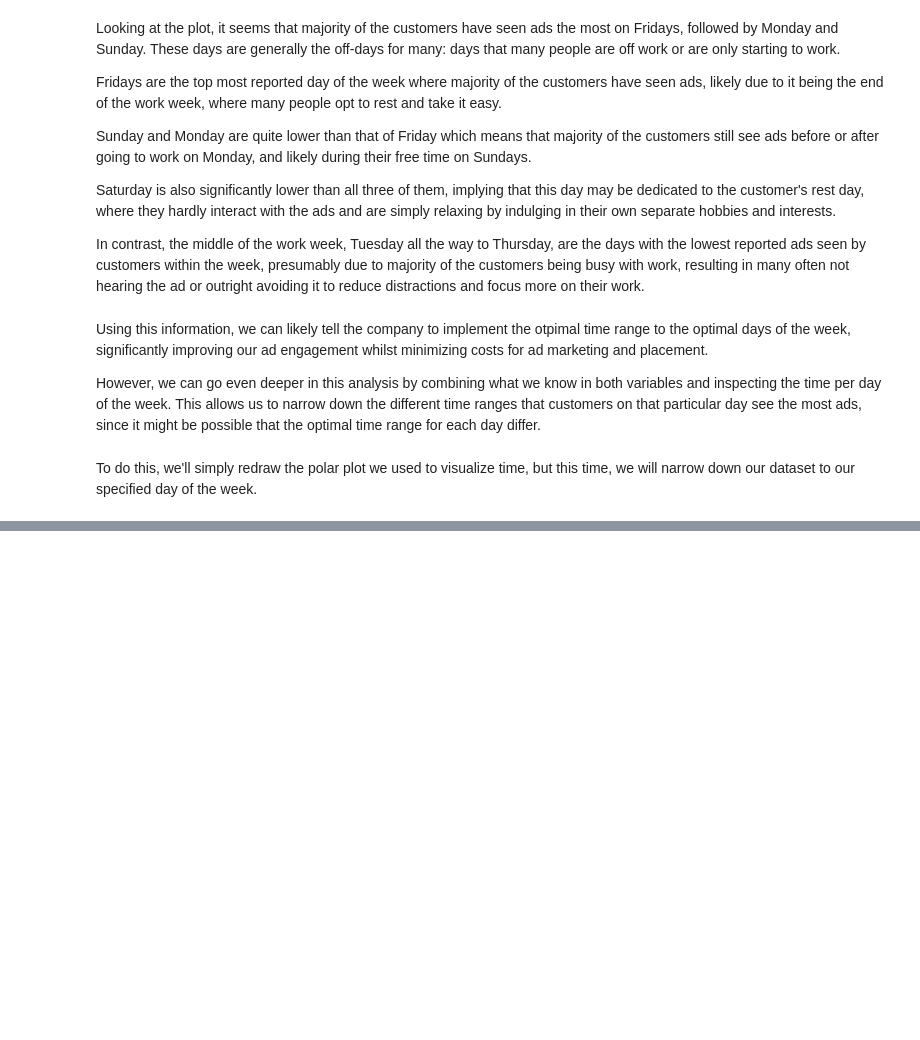
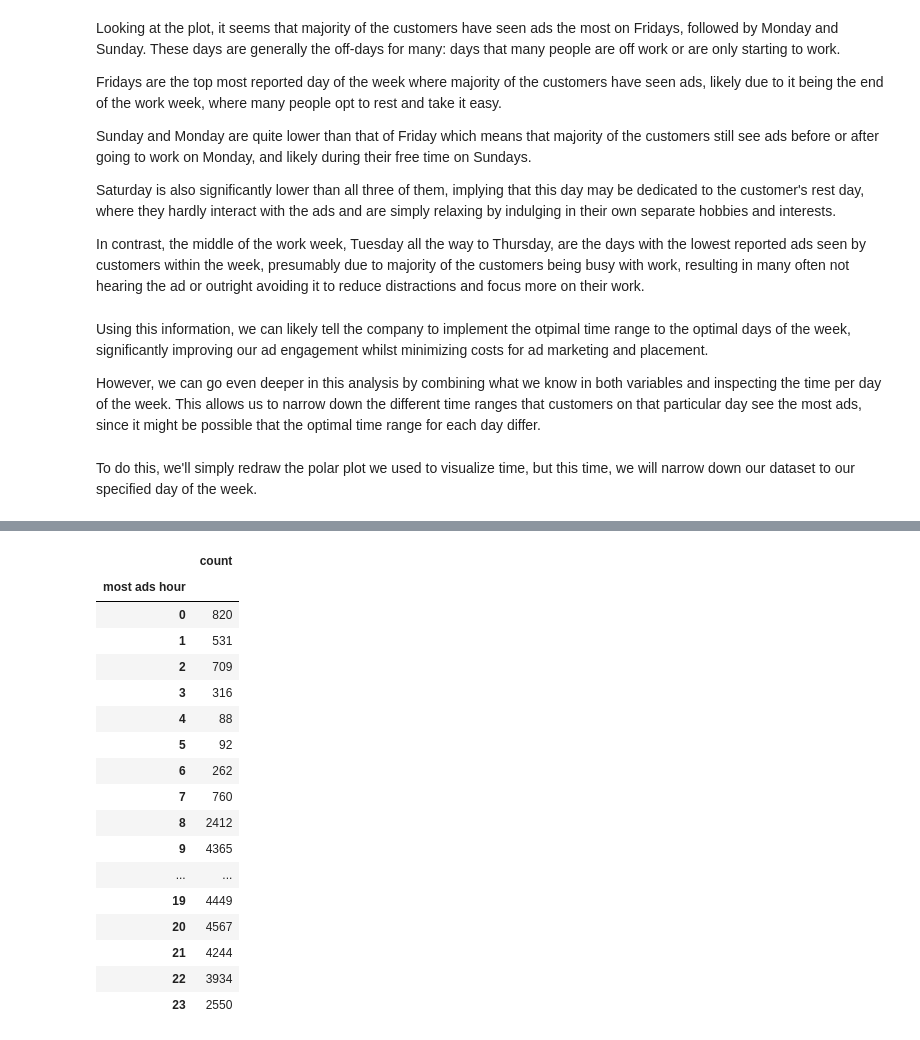
Before and after one commit to Kyo-Fox22/Marketing-A-B-Test, a Jupyter notebook: ab_test.ipynb, the cells around one changed output, grey strips where cells are left out. Saved outputs shown, nothing was run; the diff lists cells and outputs as text; code cells hidden in the pictures; blank space fills up the shorter version.

```diff
--- a/ab_test.ipynb
+++ b/ab_test.ipynb
@@ -371,0 +397,31 @@ To do this, we'll simply redraw the polar plot we used to visualize time, but th
+# %%
+day = 'Monday'
+
+ads_hours_day = pd.DataFrame(
+    df.loc[
+    (df['test group'] == 'ad') &
+    (df['most ads day'] == day),
+    'most ads hour'
+    ].value_counts()
+).sort_values('most ads hour')
+
+ads_hours_day
+# %% [output]
+|  | count |
+| most ads hour |  |
+| 0 | 820 |
+| 1 | 531 |
+| 2 | 709 |
+| 3 | 316 |
+| 4 | 88 |
+| 5 | 92 |
+| 6 | 262 |
+| 7 | 760 |
+| 8 | 2412 |
+| 9 | 4365 |
+| ... | ... |
+| 19 | 4449 |
+| 20 | 4567 |
+| 21 | 4244 |
+| 22 | 3934 |
+| 23 | 2550 |
```
Also changed, not shown: parts of 8 cells of this notebook.
